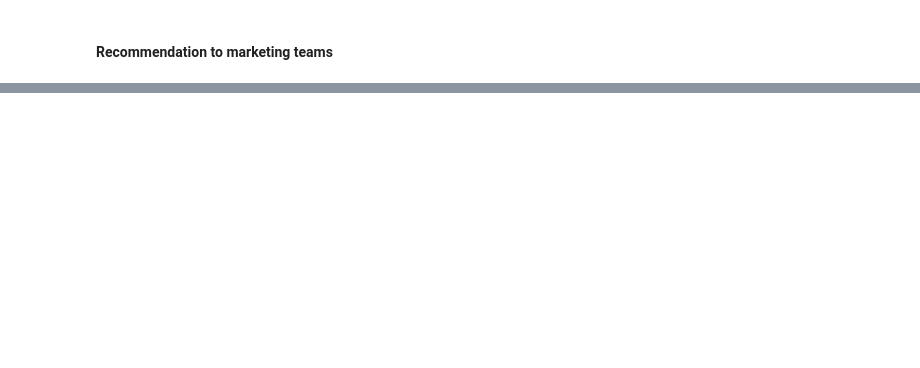
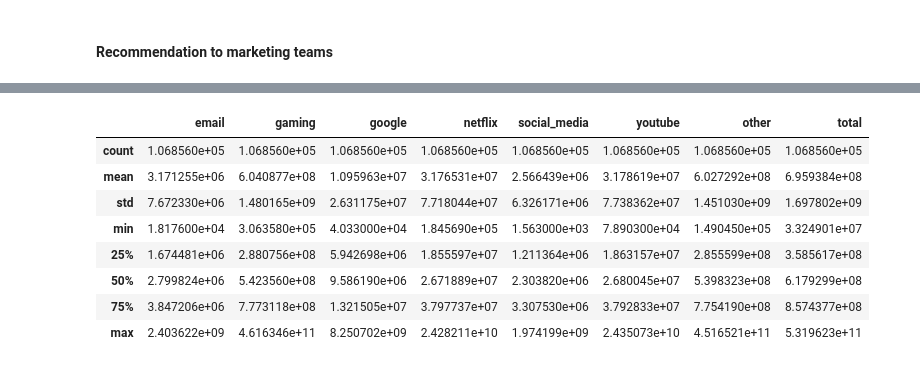
Before and after one commit to Berhanu13/User-Analytics-in-Telecommunication, a Jupyter notebook: notebooks/user_overview_analysis.ipynb, the cells around one changed output, grey strips where cells are left out. Cells and saved outputs as stored; diff of their text form; code cells hidden in the pictures; blank space fills up the shorter version.

```diff
--- a/notebooks/user_overview_analysis.ipynb
+++ b/notebooks/user_overview_analysis.ipynb
@@ -174,0 +436,12 @@ Name: handset_type, dtype: int64
+# %%
+total_data_volume.describe()
+# %% [output]
+|  | email | gaming | google | netflix | social_media | youtube | other | total |
+| count | 1.068560e+05 | 1.068560e+05 | 1.068560e+05 | 1.068560e+05 | 1.068560e+05 | 1.068560e+05 | 1.068560e+05 | 1.068560e+05 |
+| mean | 3.171255e+06 | 6.040877e+08 | 1.095963e+07 | 3.176531e+07 | 2.566439e+06 | 3.178619e+07 | 6.027292e+08 | 6.959384e+08 |
+| std | 7.672330e+06 | 1.480165e+09 | 2.631175e+07 | 7.718044e+07 | 6.326171e+06 | 7.738362e+07 | 1.451030e+09 | 1.697802e+09 |
+| min | 1.817600e+04 | 3.063580e+05 | 4.033000e+04 | 1.845690e+05 | 1.563000e+03 | 7.890300e+04 | 1.490450e+05 | 3.324901e+07 |
+| 25% | 1.674481e+06 | 2.880756e+08 | 5.942698e+06 | 1.855597e+07 | 1.211364e+06 | 1.863157e+07 | 2.855599e+08 | 3.585617e+08 |
+| 50% | 2.799824e+06 | 5.423560e+08 | 9.586190e+06 | 2.671889e+07 | 2.303820e+06 | 2.680045e+07 | 5.398323e+08 | 6.179299e+08 |
+| 75% | 3.847206e+06 | 7.773118e+08 | 1.321505e+07 | 3.797737e+07 | 3.307530e+06 | 3.792833e+07 | 7.754190e+08 | 8.574377e+08 |
+| max | 2.403622e+09 | 4.616346e+11 | 8.250702e+09 | 2.428211e+10 | 1.974199e+09 | 2.435073e+10 | 4.516521e+11 | 5.319623e+11 |
```
Also changed, not shown: parts of 24 cells of this notebook.
